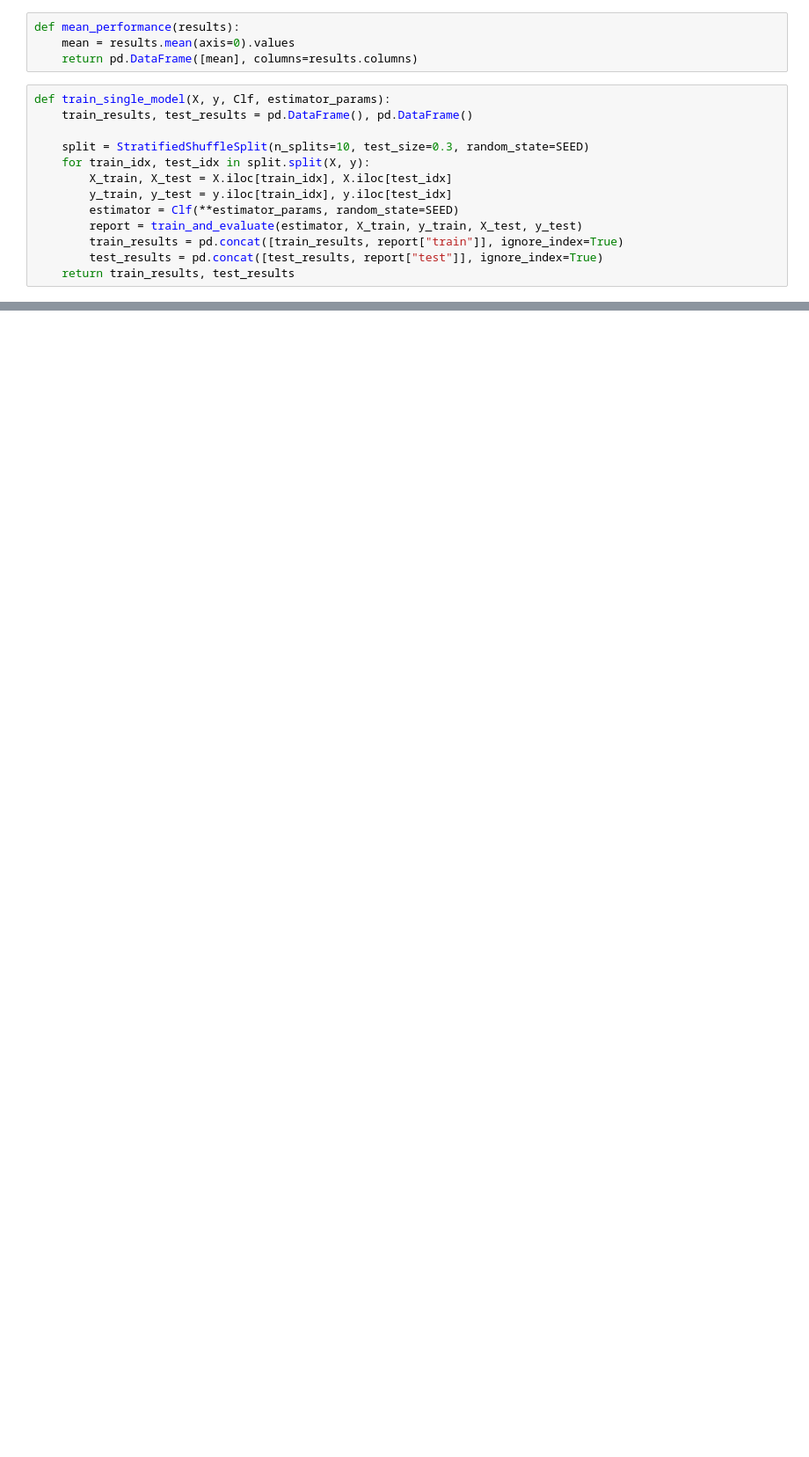
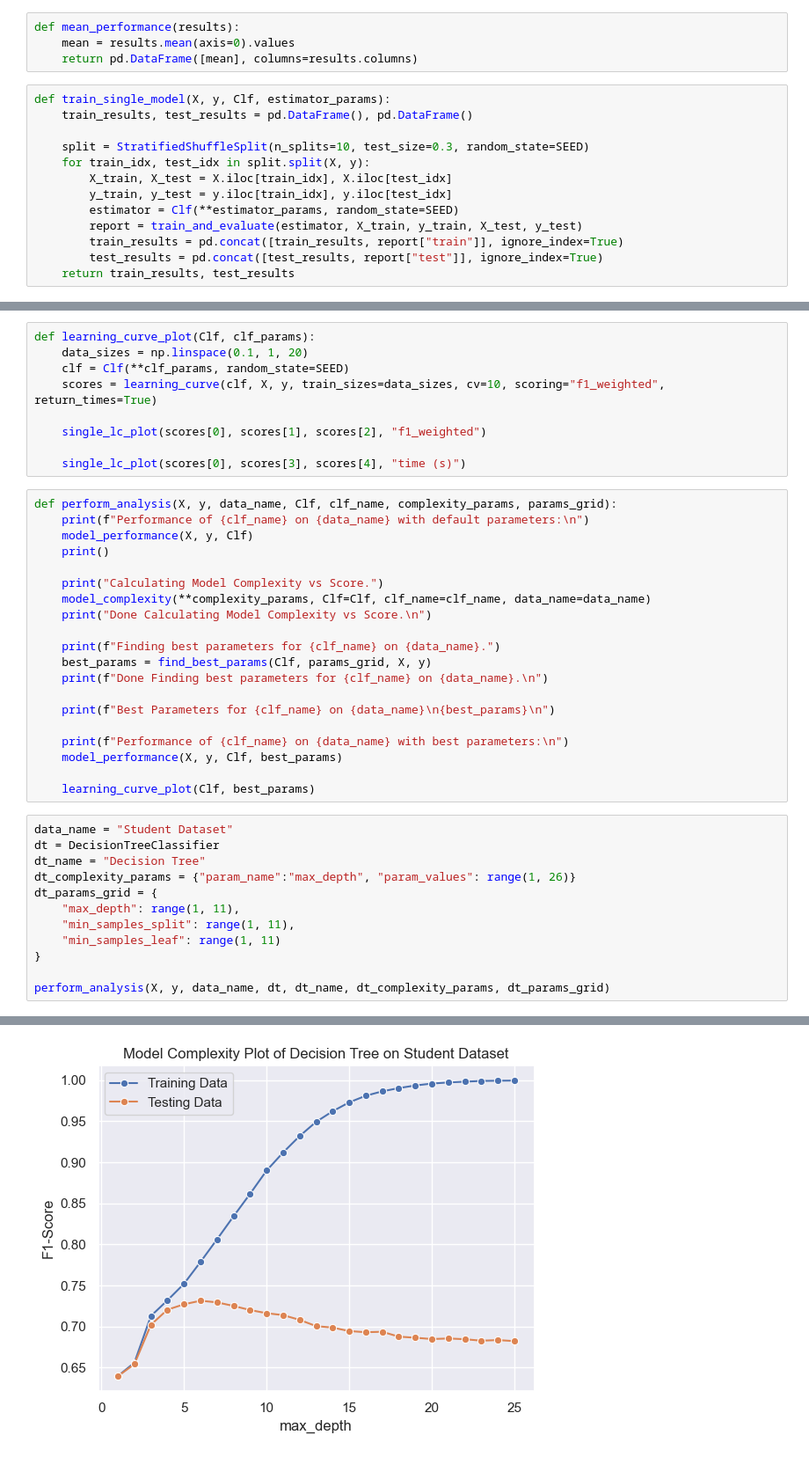
Before and after one commit to chowdhurySudip/temp, a Jupyter notebook: ML/SL/student_dropout.ipynb, the cells around one changed output, grey strips where cells are left out. Shown: that part at 88% size. Drawn from its saved outputs; the diff is of its cells as text; blank space fills up the shorter version.

Commit message:
HW1: DT on Student Data done

```diff
--- a/ML/SL/student_dropout.ipynb
+++ b/ML/SL/student_dropout.ipynb
@@ -77,0 +124,42 @@ mean_performance(test_res)
+# %%
+def learning_curve_plot(Clf, clf_params):
+    data_sizes = np.linspace(0.1, 1, 20)
+    clf = Clf(**clf_params, random_state=SEED)
+    scores = learning_curve(clf, X, y, train_sizes=data_sizes, cv=10, scoring="f1_weighted", return_times=True)
+
+    single_lc_plot(scores[0], scores[1], scores[2], "f1_weighted")
+
+    single_lc_plot(scores[0], scores[3], scores[4], "time (s)")
+# %%
+def perform_analysis(X, y, data_name, Clf, clf_name, complexity_params, params_grid):
+    print(f"Performance of {clf_name} on {data_name} with default parameters:\n")
+    model_performance(X, y, Clf)
+    print()
+
+    print("Calculating Model Complexity vs Score.")
+    model_complexity(**complexity_params, Clf=Clf, clf_name=clf_name, data_name=data_name)
+    print("Done Calculating Model Complexity vs Score.\n")
+
+    print(f"Finding best parameters for {clf_name} on {data_name}.")
+    best_params = find_best_params(Clf, params_grid, X, y)
+    print(f"Done Finding best parameters for {clf_name} on {data_name}.\n")
+
+    print(f"Best Parameters for {clf_name} on {data_name}\n{best_params}\n")
+
+    print(f"Performance of {clf_name} on {data_name} with best parameters:\n")
+    model_performance(X, y, Clf, best_params)
+
+    learning_curve_plot(Clf, best_params)
+# %%
+data_name = "Student Dataset"
+dt = DecisionTreeClassifier
+dt_name = "Decision Tree"
+dt_complexity_params = {"param_name":"max_depth", "param_values": range(1, 26)}
+dt_params_grid = {
+    "max_depth": range(1, 11),
+    "min_samples_split": range(1, 11),
+    "min_samples_leaf": range(1, 11)
+}
+
+perform_analysis(X, y, data_name, dt, dt_name, dt_complexity_params, dt_params_grid)
+# %% [output]
@@ -77,0 +177 @@ mean_performance(test_res)
+[figure, added]
```
Also changed, not shown: parts of 9 cells of this notebook, 1 other file.
